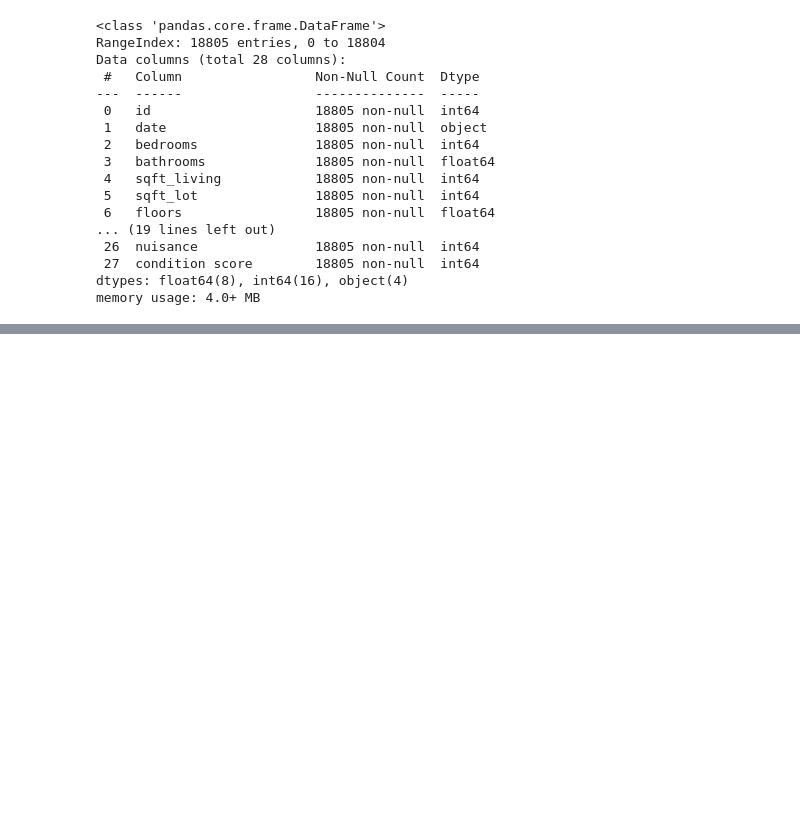
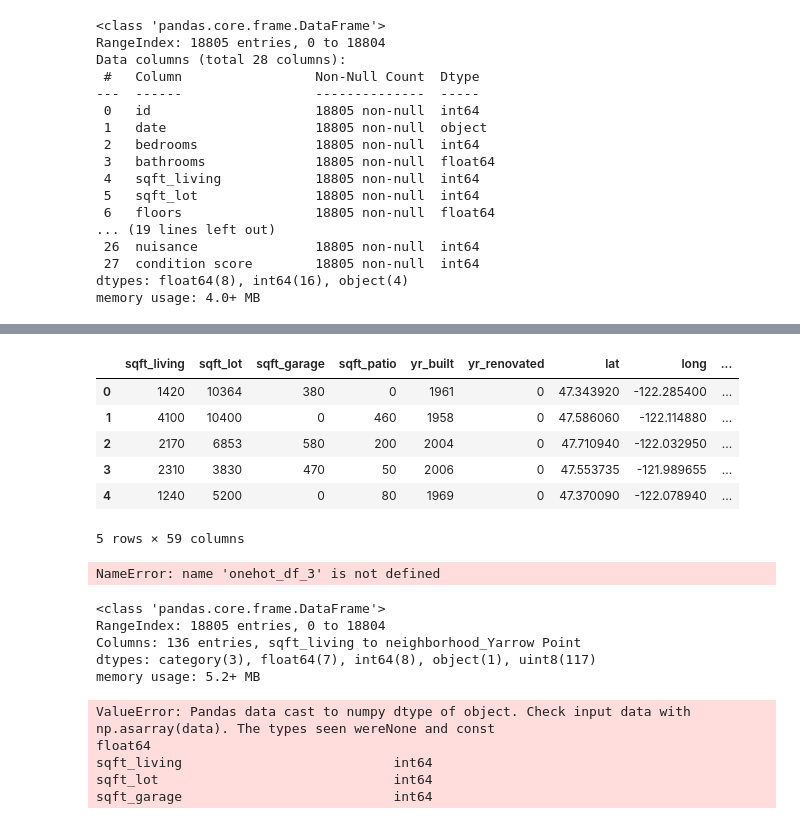
Before and after one commit to Lou-Hines/Housing_Prices_and_Flood_Risk, a Jupyter notebook: EDA-Hines-5 (Regressions).ipynb, the cells around one changed output, grey strips where cells are left out. Drawn from its saved outputs; the diff is of its cells as text; code cells hidden in the pictures; blank space fills up the shorter version.

```diff
--- a/EDA-Hines-5 (Regressions).ipynb
+++ b/EDA-Hines-5 (Regressions).ipynb
@@ -396,0 +706,19 @@ bathrooms                 float64
+# %%
+seattle_lat = 47.6097
+seattle_lon = -122.3331
+# %%
+neighborhood_df['distance from Seattle'] = neighborhood_df.apply(lambda row: geodesic((seattle_lat, seattle_lon), (row['lat'], row['long'])).miles, axis=1)
+# %%
+neighborhood_df.head()
+# %% [output]
+|  | sqft_living | sqft_lot | sqft_garage | sqft_patio | yr_built | yr_renovated | lat | long | ... |
+| 0 | 1420 | 10364 | 380 | 0 | 1961 | 0 | 47.343920 | -122.285400 | ... |
+| 1 | 4100 | 10400 | 0 | 460 | 1958 | 0 | 47.586060 | -122.114880 | ... |
+| 2 | 2170 | 6853 | 580 | 200 | 2004 | 0 | 47.710940 | -122.032950 | ... |
+| 3 | 2310 | 3830 | 470 | 50 | 2006 | 0 | 47.553735 | -121.989655 | ... |
+| 4 | 1240 | 5200 | 0 | 80 | 1969 | 0 | 47.370090 | -122.078940 | ... |
+5 rows × 59 columns
+# %%
+onehot_df_3
+# %% [output]
+NameError: name 'onehot_df_3' is not defined
@@ -396,0 +729,8 @@ bathrooms                 float64
+# %%
+onehot_df_3.info()
+# %% [output]
+<class 'pandas.core.frame.DataFrame'>
+RangeIndex: 18805 entries, 0 to 18804
+Columns: 136 entries, sqft_living to neighborhood_Yarrow Point
+dtypes: category(3), float64(7), int64(8), object(1), uint8(117)
+memory usage: 5.2+ MB
@@ -396,0 +740,10 @@ bathrooms                 float64
+# %%
+X_int = sm.add_constant(X_train)
+model = sm.OLS(y_train, X_int).fit()
+summary = model.summary()
+summary
+# %% [output]
+ValueError: Pandas data cast to numpy dtype of object. Check input data with np.asarray(data). The types seen wereNone and const                               float64
+sqft_living                           int64
+sqft_lot                              int64
+sqft_garage                           int64
```
Also changed, not shown: parts of 42 cells of this notebook.
